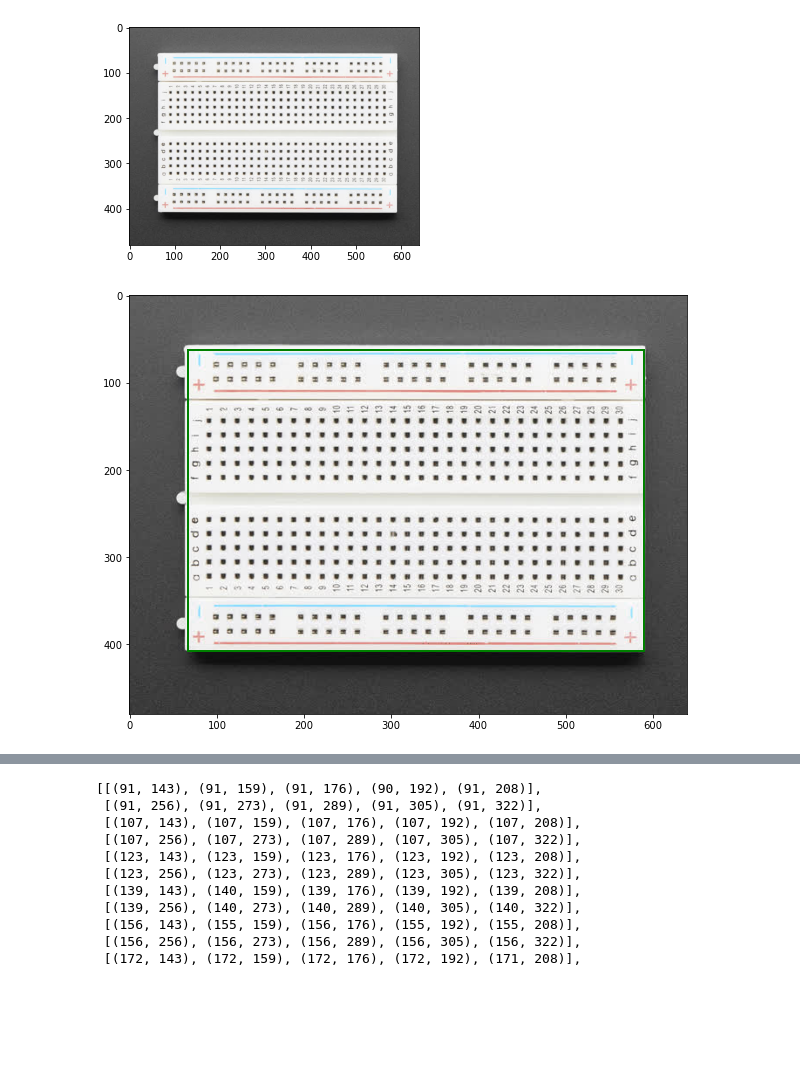
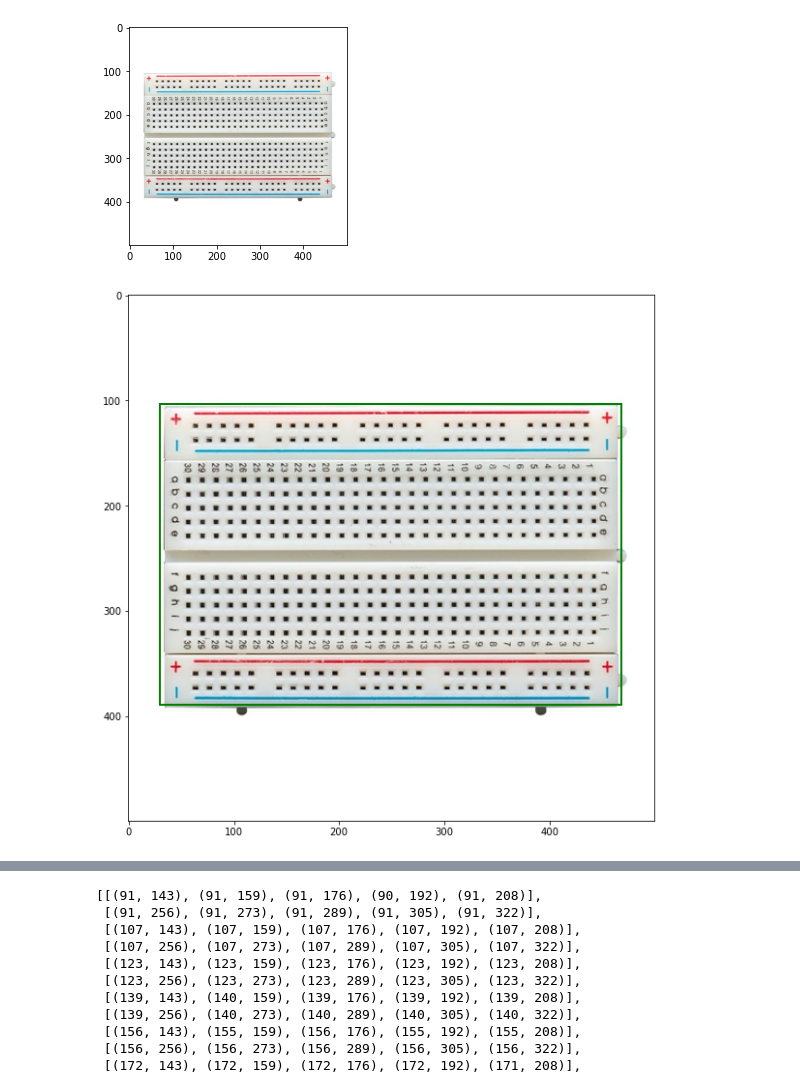
Before and after one commit to ingazhur/hardware-internal-tools, a Jupyter notebook: preprocessing_sandbox.ipynb, the cells around one changed output, grey strips where cells are left out. Saved outputs shown, nothing was run; the diff lists cells and outputs as text; code cells hidden in the pictures; blank space fills up the shorter version.

```diff
--- a/preprocessing_sandbox.ipynb
+++ b/preprocessing_sandbox.ipynb
@@ -5,21 +5,23 @@ import matplotlib.pyplot as plt
 from util import *
 %matplotlib inline
 # %%
-img = cv2.imread('images/breadboard_plain.jpeg')
+#img = cv2.imread('images/breadboard_plain.jpeg')
 #img = cv2.imread('images/simple.jpg')
+img = cv2.imread('images/bb1.jpg')
 img = cv2.cvtColor(img, cv2.COLOR_BGR2RGB)
 
 # display img
 plt.imshow(img)
 plt.show()
 # %% [output]
-[figure, old version]
+[figure, new version]
 # %%
-input_boxes = [[67, 62, 590, 407]]
+#input_boxes = [[67, 62, 590, 407]]
 #input_boxes = [[129, 115, 1717, 1108]]
+input_boxes = [[30, 103, 468, 389]]
 show_boxes_on_image(img, input_boxes)
 # %% [output]
-[figure, old version]
+[figure, new version]
 # %%
 class Breadboard:
     # i might need to initialize the grid w.r.t with the breadboard coordinates, not image coordinates
```
Also changed, not shown: parts of 7 cells of this notebook, 3 other files.
